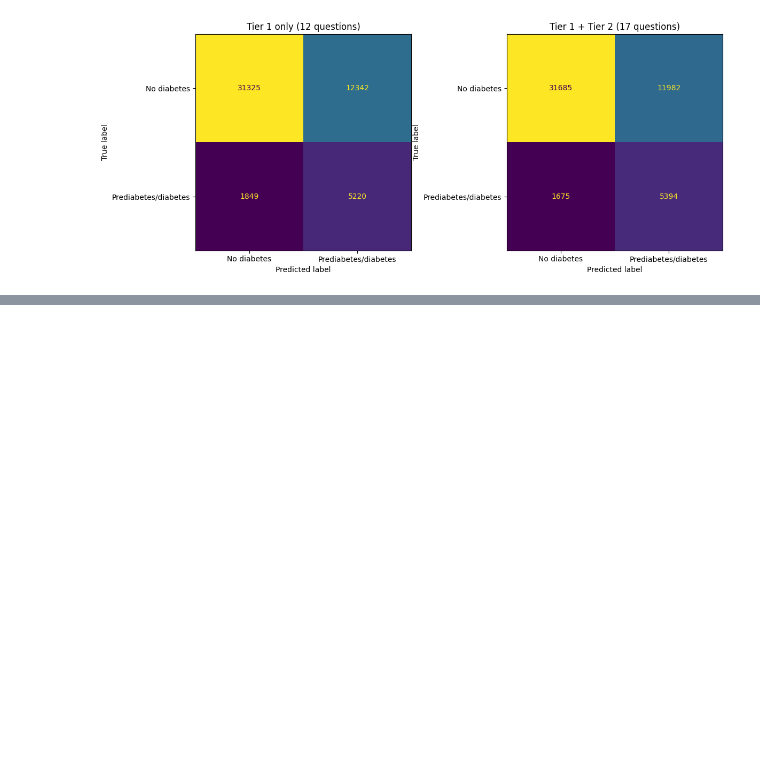
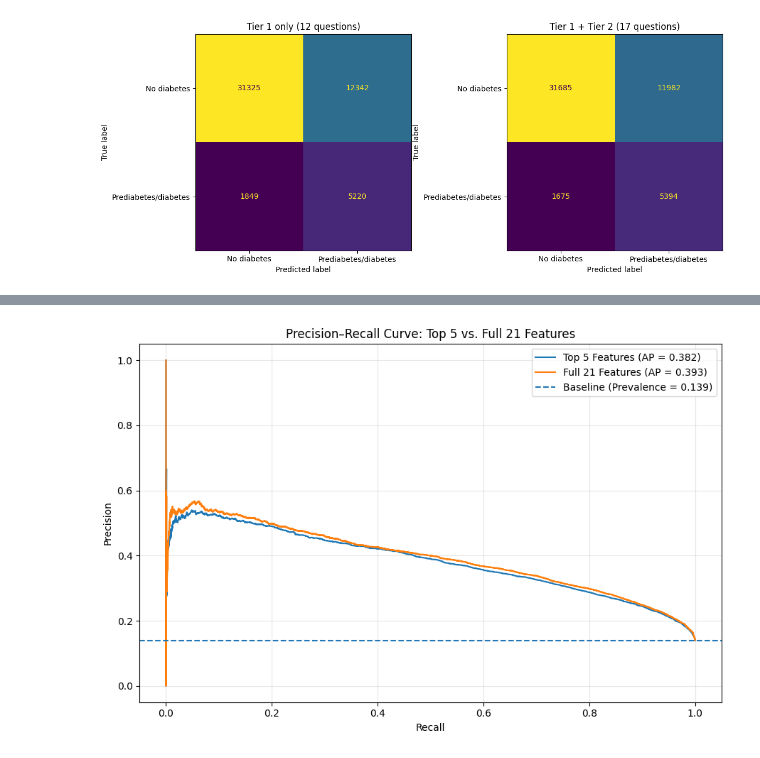
Before and after one commit to skanrrking/DiabetesPrediction, a Jupyter notebook: Logistic_Regression_Diabetes_Checkup_Predictor.ipynb, the cells around one changed output, grey strips where cells are left out. Saved outputs shown, nothing was run; the diff lists cells and outputs as text; code cells hidden in the pictures; blank space fills up the shorter version.

Commit message:
tested model with smaller set of features. Added precision recall curve

```diff
--- a/Logistic_Regression_Diabetes_Checkup_Predictor.ipynb
+++ b/Logistic_Regression_Diabetes_Checkup_Predictor.ipynb
@@ -531,0 +699,95 @@ Tier 1 + Tier 2                   17  0.7630     0.3104 31685 11982 1675 5394
+# %%
+
+import matplotlib.pyplot as plt
+from sklearn.metrics import (
+    precision_recall_curve,
+    average_precision_score
+)
+from sklearn.pipeline import make_pipeline
+from sklearn.preprocessing import StandardScaler
+from sklearn.linear_model import LogisticRegression
+
+# Define the two feature sets
+top5_features = [
+    "GenHlth",
+    "BMI",
+    "Age",
+    "HighBP",
+    "HighChol"
+]
+
+all_features = list(X_train.columns)
+
+# Train the top 5 model
+top5_model = make_pipeline(
+    StandardScaler(),
+    LogisticRegression(
+        class_weight="balanced",
+        max_iter=2000,
+        random_state=42
+    )
+)
+top5_model.fit(X_train[top5_features], y_train)
+
+# Train the full 21-feature model
+full_model = make_pipeline(
+    StandardScaler(),
+    LogisticRegression(
+        class_weight="balanced",
+        max_iter=2000,
+        random_state=42
+    )
+)
+full_model.fit(X_train[all_features], y_train)
+
+# Get predicted probabilities for the positive class
+top5_probs = top5_model.predict_proba(X_test[top5_features])[:, 1]
+full_probs = full_model.predict_proba(X_test[all_features])[:, 1]
+
+# Calculate precision-recall curves
+top5_precision, top5_recall, _ = precision_recall_curve(
+    y_test, top5_probs
+)
+full_precision, full_recall, _ = precision_recall_curve(
+    y_test, full_probs
+)
+
+# Calculate Average Precision (AP)
+top5_ap = average_precision_score(y_test, top5_probs)
+full_ap = average_precision_score(y_test, full_probs)
+
+# Plot both curves
+plt.figure(figsize=(9, 6))
+
+plt.plot(
+    top5_recall,
+    top5_precision,
+    label=f"Top 5 Features (AP = {top5_ap:.3f})"
+)
+
+plt.plot(
+    full_recall,
+    full_precision,
+    label=f"Full 21 Features (AP = {full_ap:.3f})"
+)
+
+# Baseline: positive-class proportion
+baseline = y_test.mean()
+plt.axhline(
+    y=baseline,
+    linestyle="--",
+    label=f"Baseline (Prevalence = {baseline:.3f})"
+)
+
+plt.xlabel("Recall")
+plt.ylabel("Precision")
+plt.title("Precision–Recall Curve: Top 5 vs. Full 21 Features")
+plt.legend()
+plt.grid(alpha=0.3)
+plt.tight_layout()
+plt.show()
+
+print(f"Top 5 Features Average Precision: {top5_ap:.4f}")
+print(f"Full 21 Features Average Precision: {full_ap:.4f}")
+# %% [output]
+[figure, added]
```
Also changed, not shown: parts of 3 cells of this notebook.
